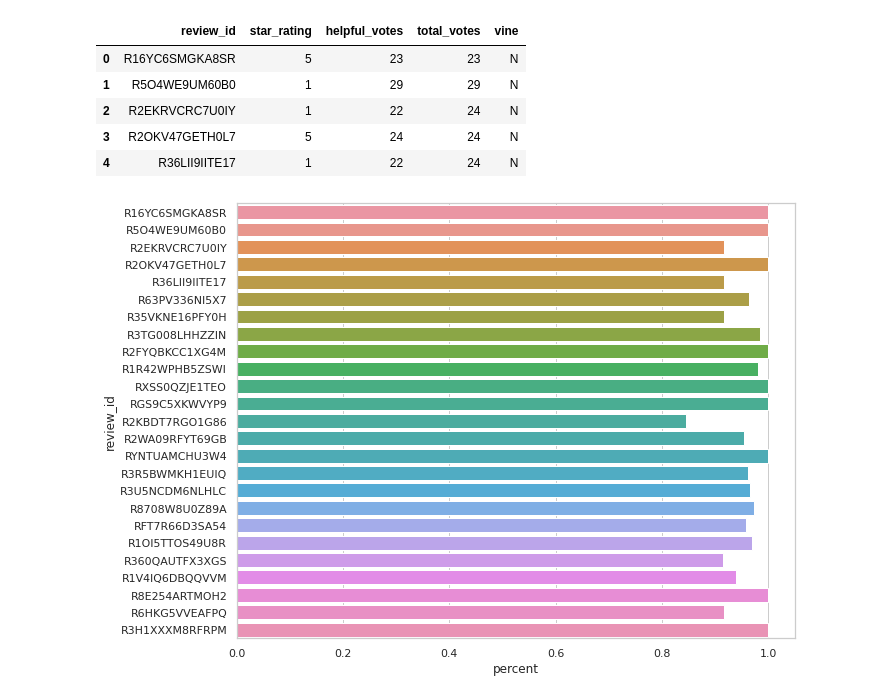
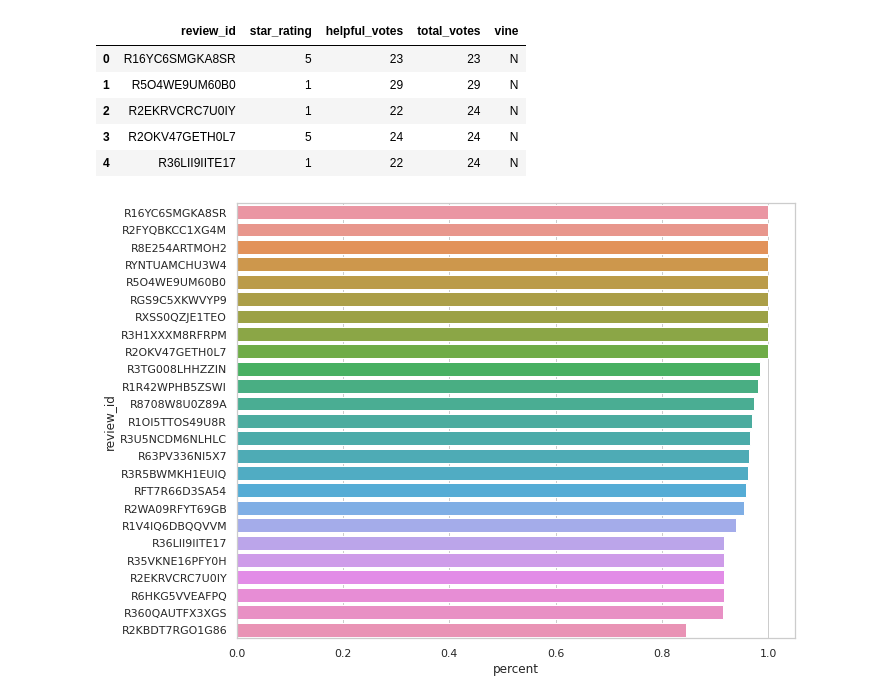
Before and after one commit to luisantoniococa/Spark_Amazon_Reviews_Analysis, a Jupyter notebook: Amazon_reviews_bigdata_analysis.ipynb, the cells around one changed output. Drawn from its saved outputs; the diff is of its cells as text; code cells hidden in the pictures.

```diff
--- a/Amazon_reviews_bigdata_analysis.ipynb
+++ b/Amazon_reviews_bigdata_analysis.ipynb
@@ -135,10 +135,10 @@ for_plot_helpful_df2.head()
 # %%
 sns.set(style="whitegrid")
 f, ax = plt.subplots(figsize=(10, 8 ))
 for_plot_helpful_df2['percent'] = for_plot_helpful_df2['helpful_votes']/for_plot_helpful_df2['total_votes']
 
-ax = sns.barplot(y="review_id", x="percent", data=for_plot_helpful_df2,orient = 'h',ci=float)
+ax = sns.barplot(y="review_id", x="percent", data=for_plot_helpful_df2.sort_values(by=['percent'],ascending=False) ,orient = 'h',ci=float)
 # %% [output]
-[figure, old version]
+[figure, new version]
 # %%
 # Two dataframes were created for vine and non-vine reviews and then used describe was used to extract basic statistical information
```
Also changed, not shown: parts of 5 cells of this notebook.
